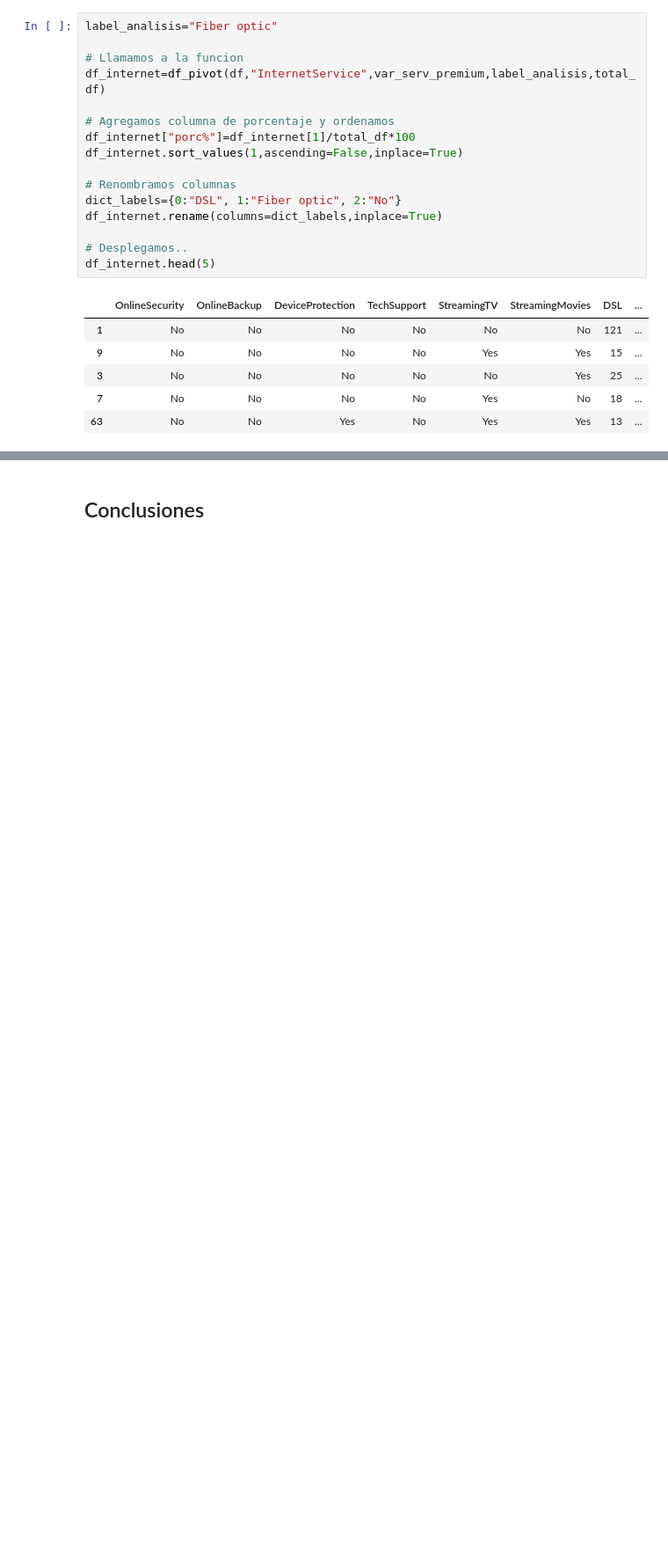
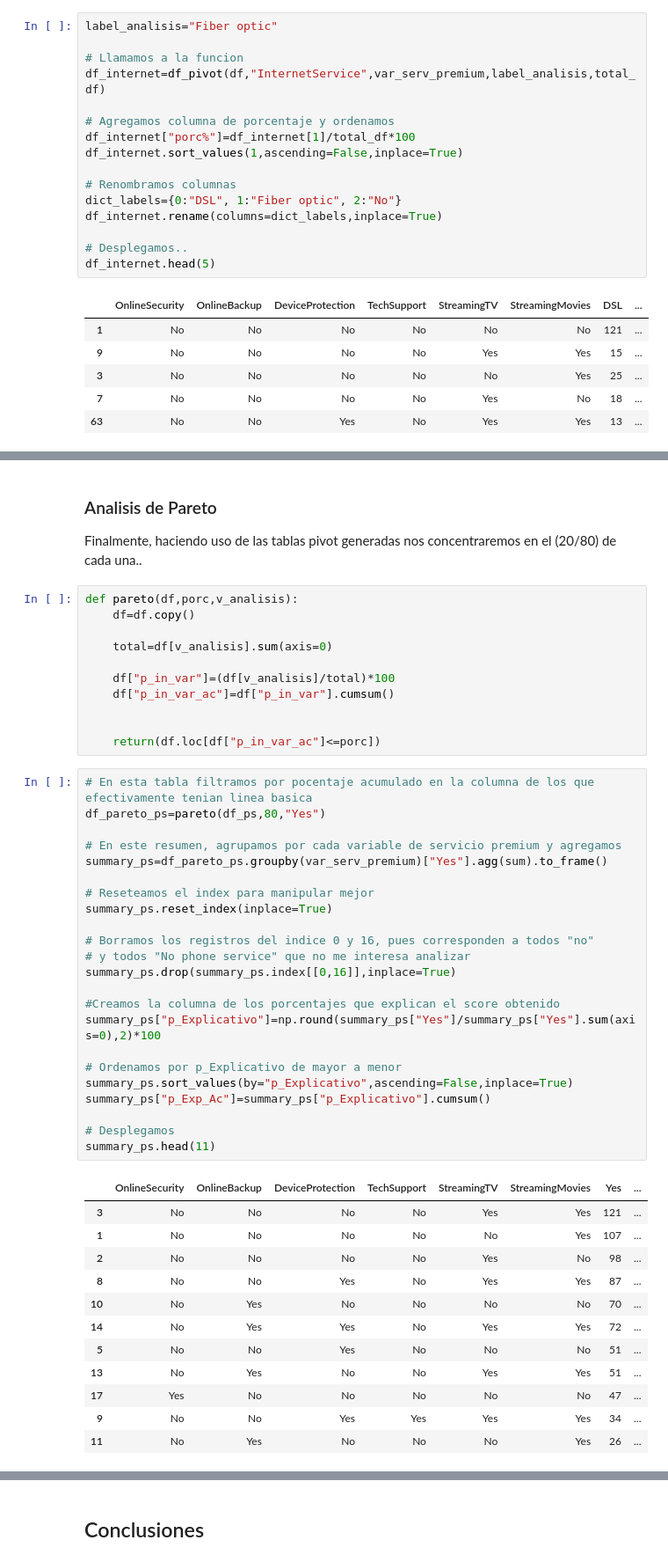
Before and after one commit to proserix/proyecto-telco-main, a Jupyter notebook: Notebooks/Analisis_EDA.ipynb, the cells around one changed output, grey strips where cells are left out. Shown at 88% size. Drawn from its saved outputs; the diff is of its cells as text; blank space fills up the shorter version.

```diff
--- a/Notebooks/Analisis_EDA.ipynb
+++ b/Notebooks/Analisis_EDA.ipynb
@@ -970,0 +979,51 @@ El total de abandonos que tenian servicio de Fibra Optica es:  1297 ( 69.4 )%
+# %% [markdown]
+### Analisis de Pareto
+
+Finalmente, haciendo uso de las tablas pivot generadas nos concentraremos en el (20/80) de cada una..
+# %%
+def pareto(df,porc,v_analisis):
+    df=df.copy()
+
+    total=df[v_analisis].sum(axis=0)
+
+    df["p_in_var"]=(df[v_analisis]/total)*100
+    df["p_in_var_ac"]=df["p_in_var"].cumsum()
+
+
+    return(df.loc[df["p_in_var_ac"]<=porc])
+# %%
+# En esta tabla filtramos por pocentaje acumulado en la columna de los que efectivamente tenian linea basica
+df_pareto_ps=pareto(df_ps,80,"Yes")
+
+# En este resumen, agrupamos por cada variable de servicio premium y agregamos
+summary_ps=df_pareto_ps.groupby(var_serv_premium)["Yes"].agg(sum).to_frame()
+
+# Reseteamos el index para manipular mejor
+summary_ps.reset_index(inplace=True)
+
+# Borramos los registros del indice 0 y 16, pues corresponden a todos "no"
+# y todos "No phone service" que no me interesa analizar
+summary_ps.drop(summary_ps.index[[0,16]],inplace=True)
+
+#Creamos la columna de los porcentajes que explican el score obtenido
+summary_ps["p_Explicativo"]=np.round(summary_ps["Yes"]/summary_ps["Yes"].sum(axis=0),2)*100
+
+# Ordenamos por p_Explicativo de mayor a menor
+summary_ps.sort_values(by="p_Explicativo",ascending=False,inplace=True)
+summary_ps["p_Exp_Ac"]=summary_ps["p_Explicativo"].cumsum()
+
+# Desplegamos
+summary_ps.head(11)
+# %% [output]
+|  | OnlineSecurity | OnlineBackup | DeviceProtection | TechSupport | StreamingTV | StreamingMovies | Yes | ... |
+| 3 | No | No | No | No | Yes | Yes | 121 | ... |
+| 1 | No | No | No | No | No | Yes | 107 | ... |
+| 2 | No | No | No | No | Yes | No | 98 | ... |
+| 8 | No | No | Yes | No | Yes | Yes | 87 | ... |
+| 10 | No | Yes | No | No | No | No | 70 | ... |
+| 14 | No | Yes | Yes | No | Yes | Yes | 72 | ... |
+| 5 | No | No | Yes | No | No | No | 51 | ... |
+| 13 | No | Yes | No | No | Yes | Yes | 51 | ... |
+| 17 | Yes | No | No | No | No | No | 47 | ... |
+| 9 | No | No | Yes | Yes | Yes | Yes | 34 | ... |
+| 11 | No | Yes | No | No | No | Yes | 26 | ... |
```
Also changed, not shown: parts of 18 cells of this notebook, 26 other files.
